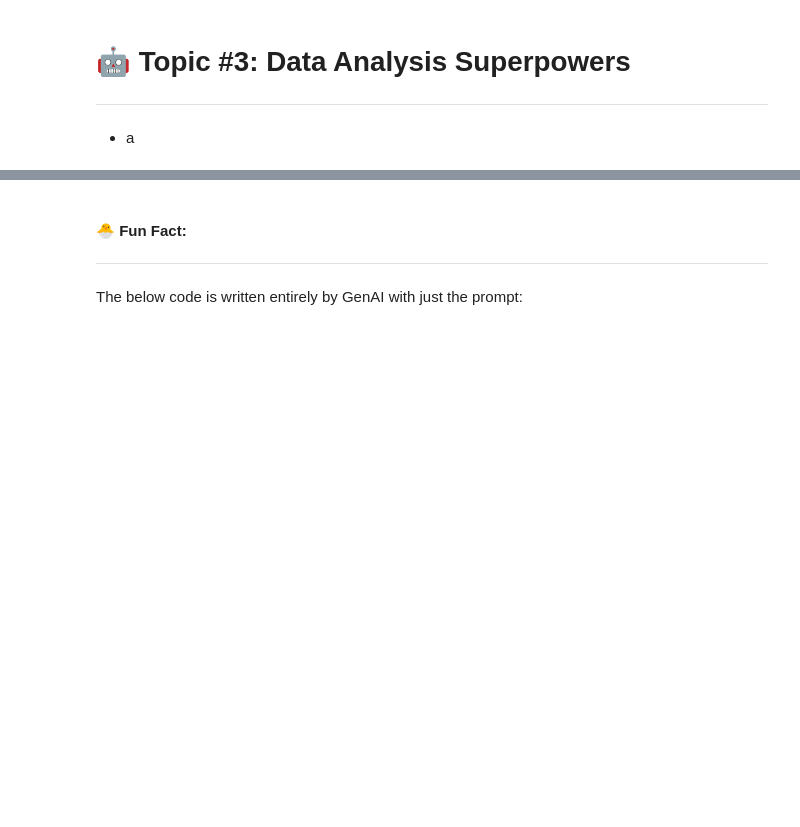
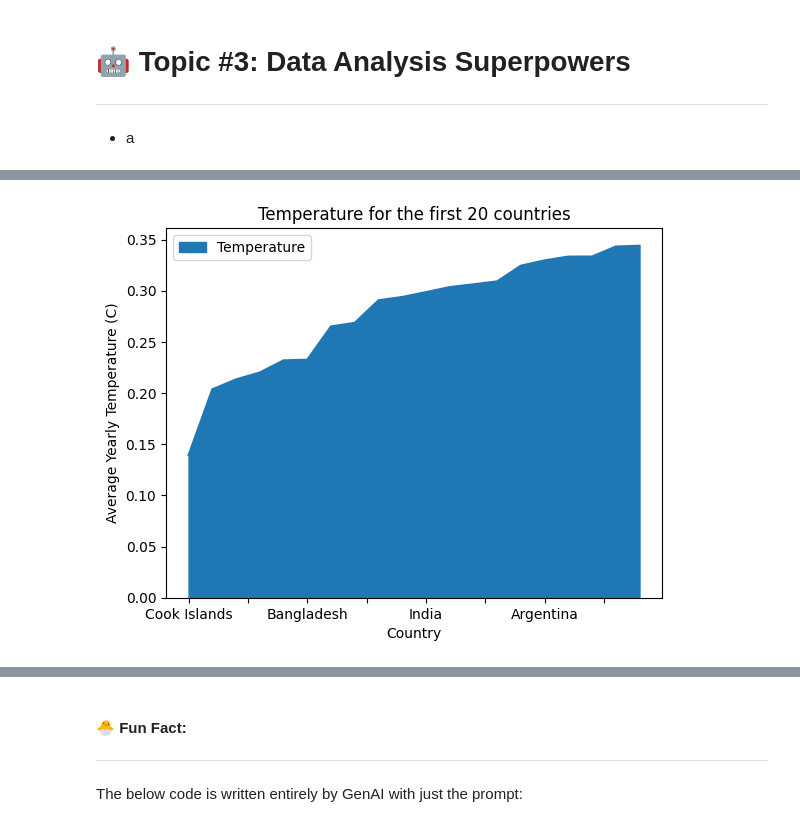
Before and after one commit to duchaba/book_python_genAI_genZ, a Jupyter notebook: Chapter_5_Duc_Python_GenAI_GenZ.ipynb, the cells around one changed output, grey strips where cells are left out. Cells and saved outputs as stored; diff of their text form; code cells hidden in the pictures; blank space fills up the shorter version.

```diff
--- a/Chapter_5_Duc_Python_GenAI_GenZ.ipynb
+++ b/Chapter_5_Duc_Python_GenAI_GenZ.ipynb
@@ -201,0 +722,3 @@ The below code is written entirely by GenAI with just the prompt:
+# %%
+df_global_warming_grouped = df_global_warming.groupby('Country')['Temperature'].mean().reset_index()
+df_global_warming_grouped.head()
@@ -201,0 +732,5 @@ The below code is written entirely by GenAI with just the prompt:
+# %%
+# prompt: sort df_global_warming_grouped by temperature
+
+df_global_warming_grouped.sort_values(by='Temperature', inplace=True)
+df_global_warming_grouped.head()
@@ -201,0 +744,10 @@ The below code is written entirely by GenAI with just the prompt:
+# %%
+# prompt: plot an area graph for temperature for first 20 record in df_global_warming_grouped and the x-axis is Country
+
+df_global_warming_grouped.head(20).plot.area(x='Country', y='Temperature')
+plt.xlabel('Country')
+plt.ylabel('Average Yearly Temperature (C)')
+plt.title('Temperature for the first 20 countries')
+plt.show()
+# %% [output]
+[figure, added]
```
Also changed, not shown: parts of 35 cells of this notebook.
